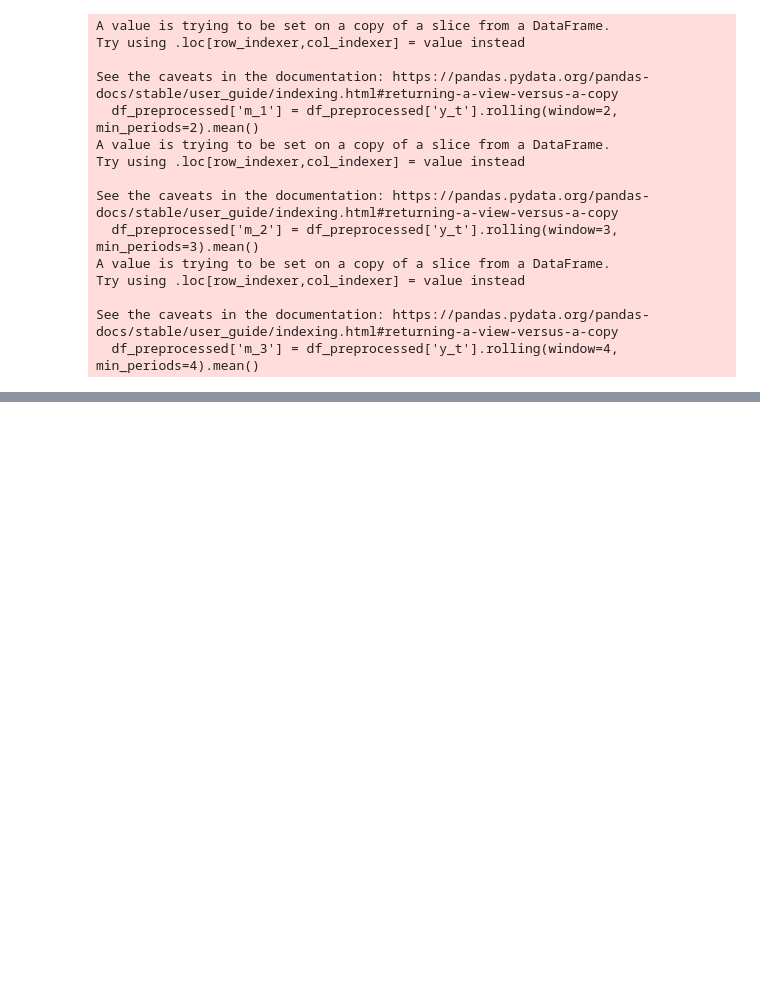
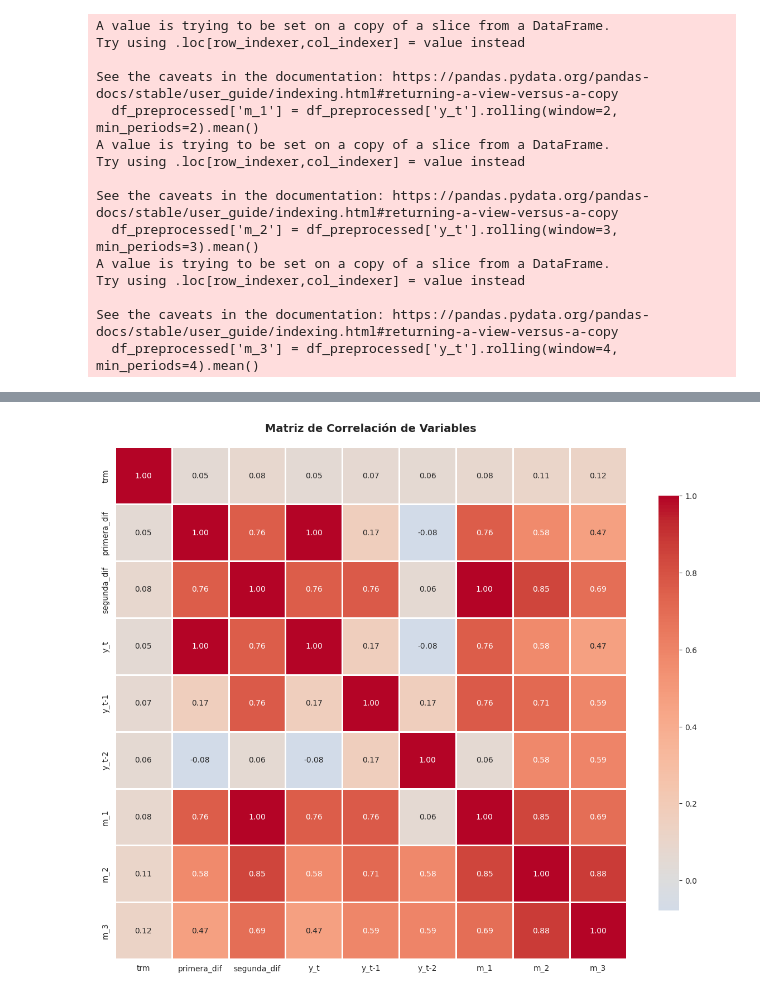
Before and after one commit to aalejoz25/BigData-ST, a Jupyter notebook: proyecto.ipynb, the cells around one changed output, grey strips where cells are left out. Drawn from its saved outputs; the diff is of its cells as text; code cells hidden in the pictures; blank space fills up the shorter version.

```diff
--- a/proyecto.ipynb
+++ b/proyecto.ipynb
@@ -140,0 +278,13 @@ df_preprocessed
+# %%
+# Matriz de correlación
+correlation_cols = ['trm', 'primera_dif', 'segunda_dif', 'y_t', 'y_t-1', 'y_t-2', 'm_1', 'm_2', 'm_3']
+corr_matrix = df_preprocessed[correlation_cols].corr()
+
+plt.figure(figsize=(12, 10))
+sns.heatmap(corr_matrix, annot=True, fmt='.2f', cmap='coolwarm', center=0,
+            square=True, linewidths=1, cbar_kws={"shrink": 0.8})
+plt.title('Matriz de Correlación de Variables', fontsize=14, fontweight='bold', pad=20)
+plt.tight_layout()
+plt.show()
+# %% [output]
+[figure, added]
```
Also changed, not shown: parts of 10 cells of this notebook, 2 other files.
